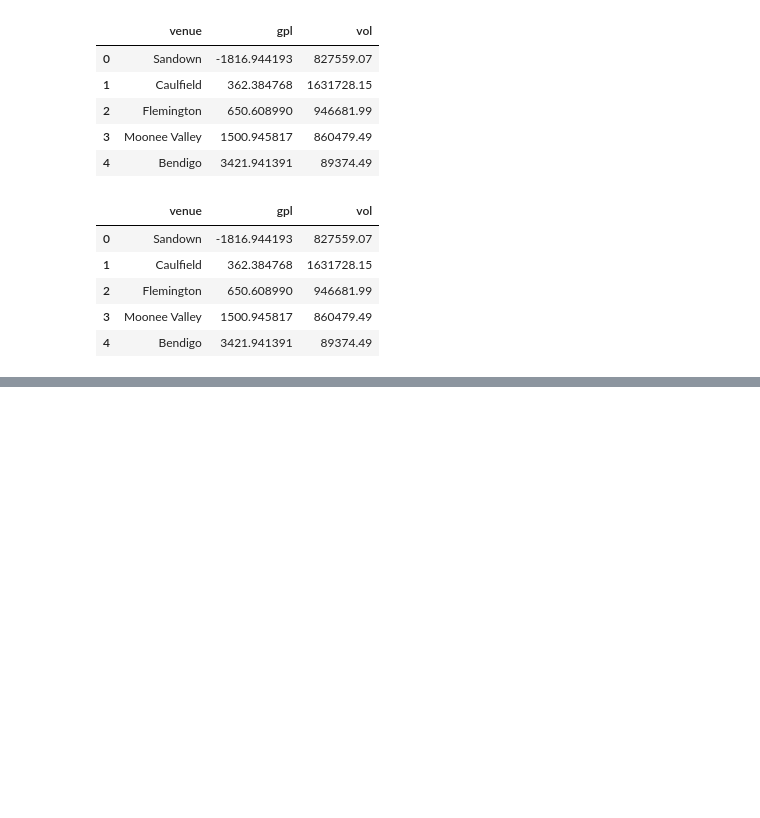
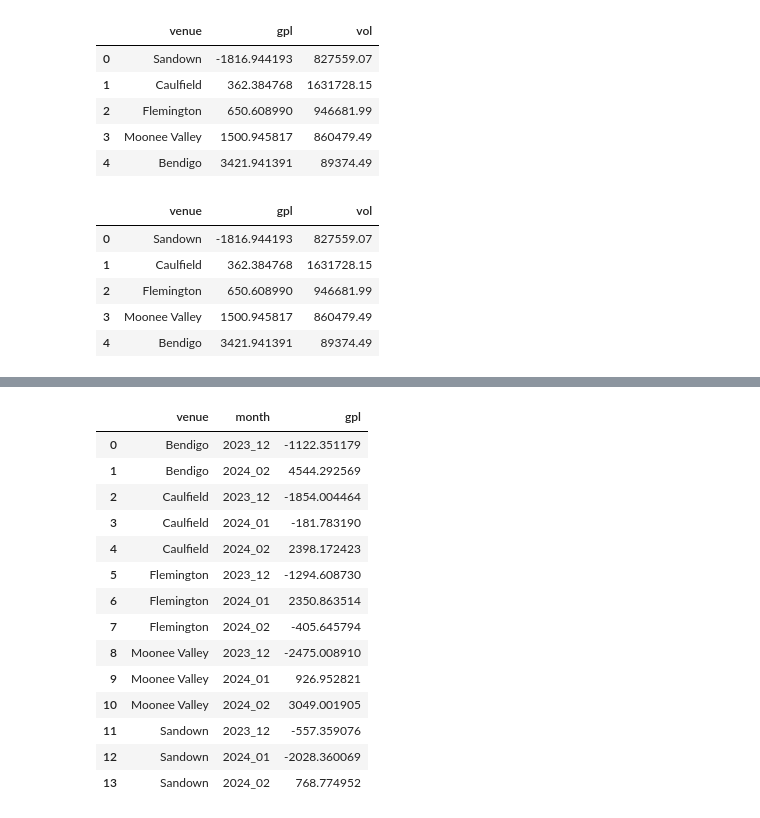
Before and after one commit to madmage9999/FINS3666, a Jupyter notebook: result_viz_vic.ipynb, the cells around one changed output, grey strips where cells are left out. Drawn from its saved outputs; the diff is of its cells as text; code cells hidden in the pictures; blank space fills up the shorter version.

Commit message:
add per months profit viz

```diff
--- a/result_viz_vic.ipynb
+++ b/result_viz_vic.ipynb
@@ -167,0 +187,19 @@ fig.show()
+# %%
+signif_summary_month = signif_summary.groupby(['venue', 'month']).agg({'gpl': 'sum'}).reset_index()
+signif_summary_month
+# %% [output]
+|  | venue | month | gpl |
+| 0 | Bendigo | 2023_12 | -1122.351179 |
+| 1 | Bendigo | 2024_02 | 4544.292569 |
+| 2 | Caulfield | 2023_12 | -1854.004464 |
+| 3 | Caulfield | 2024_01 | -181.783190 |
+| 4 | Caulfield | 2024_02 | 2398.172423 |
+| 5 | Flemington | 2023_12 | -1294.608730 |
+| 6 | Flemington | 2024_01 | 2350.863514 |
+| 7 | Flemington | 2024_02 | -405.645794 |
+| 8 | Moonee Valley | 2023_12 | -2475.008910 |
+| 9 | Moonee Valley | 2024_01 | 926.952821 |
+| 10 | Moonee Valley | 2024_02 | 3049.001905 |
+| 11 | Sandown | 2023_12 | -557.359076 |
+| 12 | Sandown | 2024_01 | -2028.360069 |
+| 13 | Sandown | 2024_02 | 768.774952 |
```
Also changed, not shown: parts of 5 cells of this notebook.
